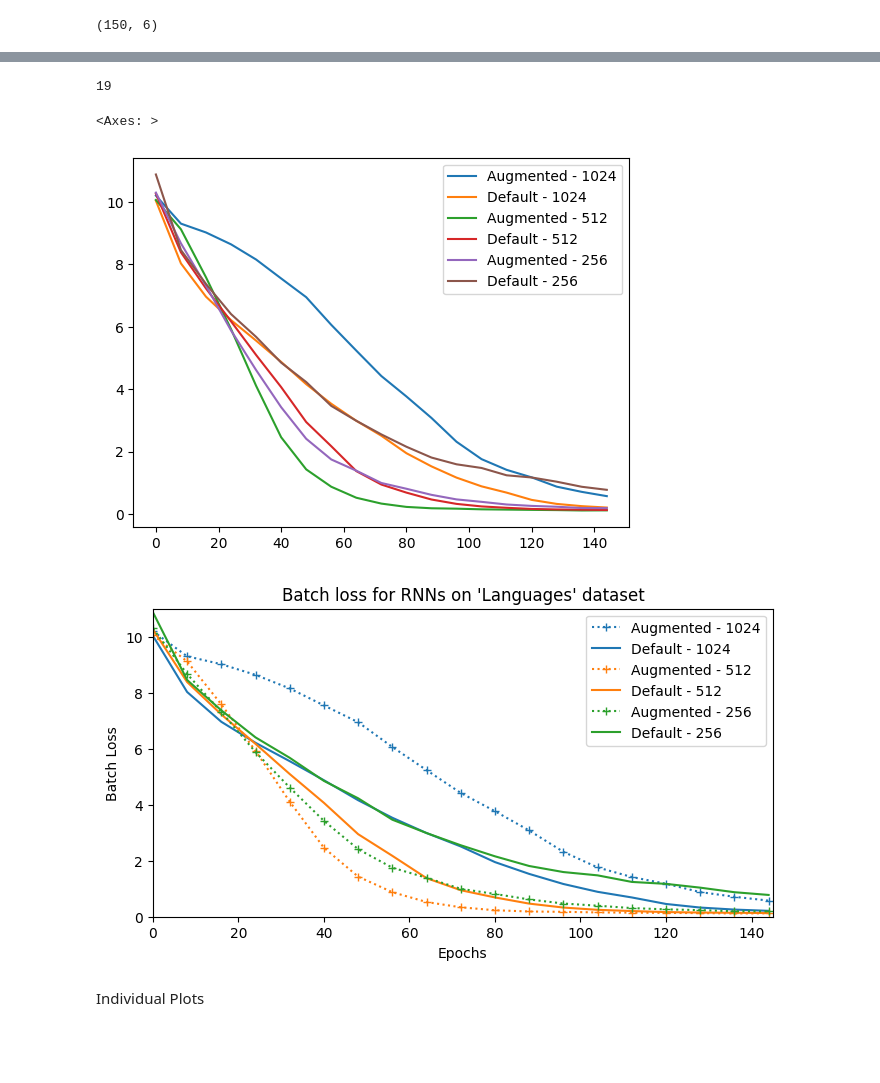
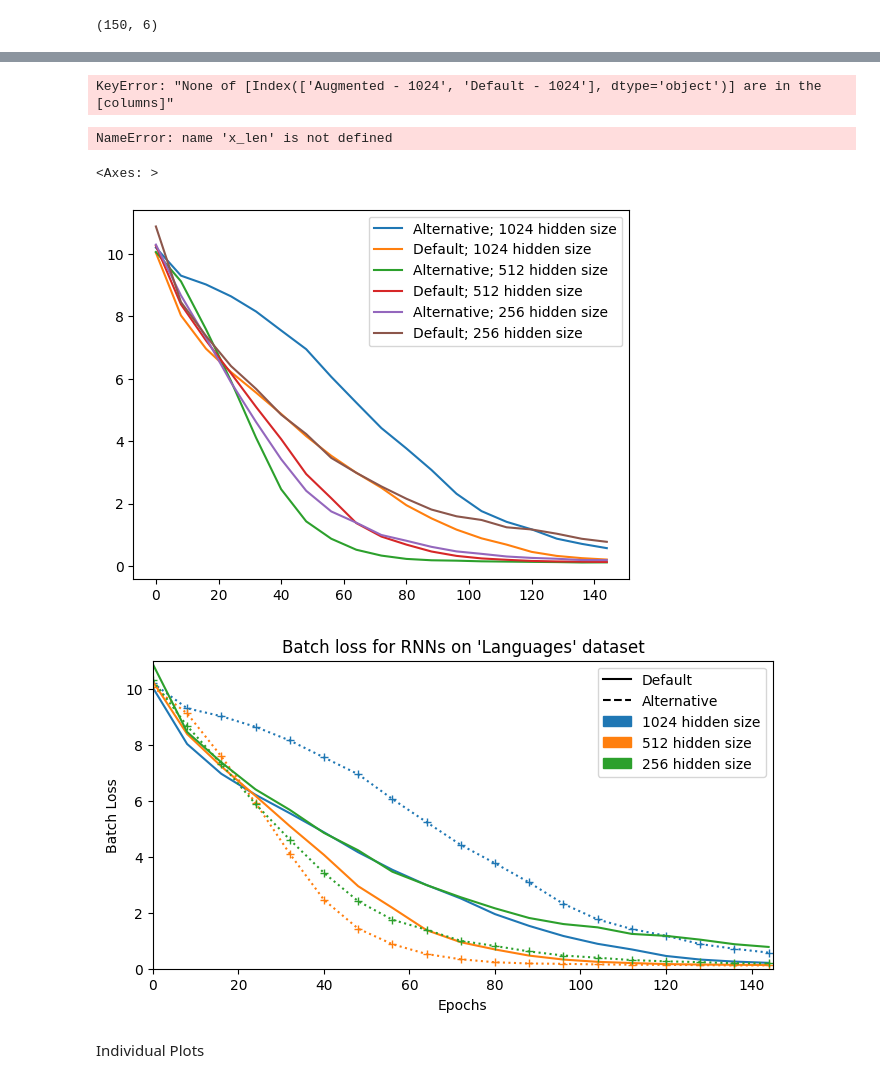
Before and after one commit to JayOrten/controllableRNN, a Jupyter notebook: notebooks/create_graphs.ipynb, the cells around one changed output, grey strips where cells are left out. Cells and saved outputs as stored; diff of their text form; code cells hidden in the pictures; blank space fills up the shorter version.

```diff
--- a/notebooks/create_graphs.ipynb
+++ b/notebooks/create_graphs.ipynb
@@ -30,12 +32,12 @@ refined_df.head()
 | 4 | 9.526682 | 8.692842 | 9.284937 | 8.784125 | ... |
 # %%
 refined_df = refined_df.rename(columns={
-    "Edited GRU languages 1024 - batch_loss":"Augmented - 1024",
-    "Original GRU languages 1024 - batch_loss":"Default - 1024",
-    "Edited GRU languages 512 - batch_loss":"Augmented - 512",
-    "Original GRU languages 512 - batch_loss":"Default - 512",
-    "Edited GRU languages 256 - batch_loss":"Augmented - 256",
-    "Original GRU languages 256 - batch_loss":"Default - 256",
+    "Original GRU languages 1024 - batch_loss":"Default; 1024 hidden size",
+    "Edited GRU languages 1024 - batch_loss":"Alternative; 1024 hidden size",
+    "Original GRU languages 512 - batch_loss":"Default; 512 hidden size",
+    "Edited GRU languages 512 - batch_loss":"Alternative; 512 hidden size",
+    "Original GRU languages 256 - batch_loss":"Default; 256 hidden size",
+    "Edited GRU languages 256 - batch_loss":"Alternative; 256 hidden size",
 })
 # %%
 refined_df.shape
@@ -70,34 +72,46 @@ df_512 = refined_df[['Augmented - 512',
                         'Default - 512']]
 df_256 = refined_df[['Augmented - 256',
                         'Default - 256']]
+# %% [output]
+KeyError: "None of [Index(['Augmented - 1024', 'Default - 1024'], dtype='object')] are in the [columns]"
 # %%
 x_len = refined_df.shape[0]
 # %%
 x_len
 # %% [output]
-19
+NameError: name 'x_len' is not defined
 # %%
 refined_df.plot()
 # %% [output]
 <Axes: >
-[figure, old version]
+[figure, new version]
 # %%
 fig, axs = plt.subplots(figsize=(8, 4))        # Create an empty Matplotlib Figure and Axes
-refined_df.plot.line(ax=axs, style={'Augmented - 1024':'+:C0',
-                                    'Default - 1024':'C0',
-                                    'Augmented - 512':'+:C1',
-                                    'Default - 512':'C1',
-                                    'Augmented - 256':'+:C2',
-                                    'Default - 256':'C2',})                   # Use pandas to put the area plot on the prepared Figure/Axes
+refined_df.plot.line(ax=axs, style={'Default; 1024 hidden size':'C0',
+                                    'Alternative; 1024 hidden size':'+:C0',
+                                    'Default; 512 hidden size':'C1',
+                                    'Alternative; 512 hidden size':'+:C1',
+                                    'Default; 256 hidden size':'C2',
+                                    'Alternative; 256 hidden size':'+:C2',})                   # Use pandas to put the area plot on the prepared Figure/Axes
 axs.set_ylabel("Batch Loss")
 axs.set_xlabel("Epochs")
 axs.set_title("Batch loss for RNNs on 'Languages' dataset")
 axs.set_xlim(0, 145)
 axs.set_ylim(0, 11)
-fig.savefig("../data/results/rnn_languages_plot.png")           # Save the Figure/Axes using the existing Matplotlib method.
+# Setup custom legend
+# Guide: https://stackoverflow.com/questions/39500265/how-to-manually-create-a-legend
+line = Line2D([0], [0], label='Default', linestyle='solid', color='k')
+line_2 = Line2D([0], [0], label='Alternative', linestyle='dashed', color='k')
+books_2_patch = mpatches.Patch(color='C0', label = '1024 hidden size')
+books_3_patch = mpatches.Patch(color='C1', label = '512 hidden size')
+books_6_patch = mpatches.Patch(color='C2', label = '256 hidden size')
+handles, labels = fig.gca().get_legend_handles_labels()
+#handles.extend([books_2_patch])
+plt.legend(handles=[line, line_2, books_2_patch, books_3_patch, books_6_patch])
+fig.savefig("../data/results/rnn_languages_plot.png",bbox_inches='tight')           # Save the Figure/Axes using the existing Matplotlib method.
 plt.show()
 # %% [output]
-[figure, old version]
+[figure, new version]
 # %% [markdown]
 Individual Plots
 # %%
```
Also changed, not shown: parts of 7 cells of this notebook, 21 other files.
